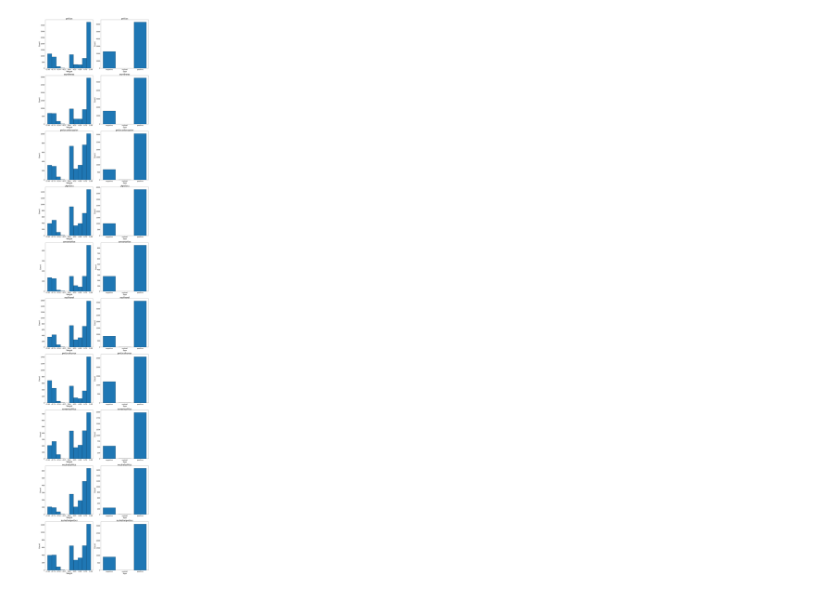
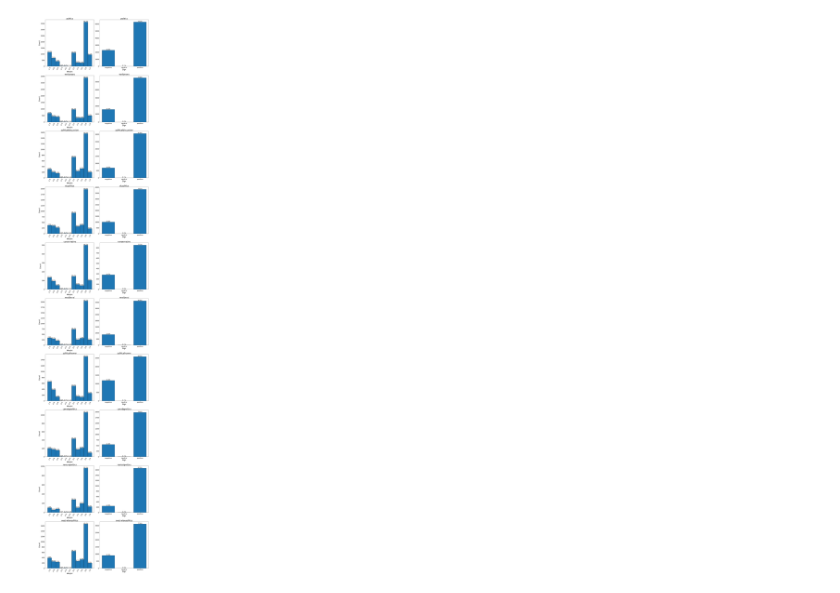
Before and after one commit to gsscala/reddit-graph, a Jupyter notebook: side_quest/recover_graphs.ipynb, the cells around one changed output. Cells and saved outputs as stored; diff of their text form; code cells hidden in the pictures.

Commit message:
show percentage

```diff
--- a/side_quest/recover_graphs.ipynb
+++ b/side_quest/recover_graphs.ipynb
@@ -12,27 +12,49 @@ for a, b, data in graph.edges(data=True):
 # %%
 import matplotlib.pyplot as plt
 import numpy as np
 
 fig, axes = plt.subplots(len(graphs), 2, figsize=(16, 8 * len(graphs)))
 
+centers = np.arange(-1, 1.1, 0.2)
+edges = centers - .1
+edges = np.append(edges, edges[-1] + 0.2)  # add rightmost edge
+
 for ind, subreddit in enumerate(graphs):
     axes[ind][0].set_title(subreddit, fontsize=20)
     axes[ind][1].set_title(subreddit, fontsize=20)
     w = np.array([data["weight"] for a, b, data in graphs[subreddit].edges(data=True)])
-    axes[ind][0].hist(w, edgecolor="black")
-    axes[ind][1].hist(np.sign(w), edgecolor="black", bins=[-1.5, -0.5, 0.5, 1.5], rwidth=0.8)
+
+    # Histogram for weights
+    counts, bins, patches = axes[ind][0].hist(w, bins=edges, edgecolor="black")
+    axes[ind][0].set_xticks(centers)
+    axes[ind][0].set_xticklabels([f"{x:.1f}" for x in centers], rotation=60)
+    total = counts.sum()
+    for count, bin_left, bin_right in zip(counts, bins[:-1], bins[1:]):
+        percent = 100 * count / total if total > 0 else 0
+        xpos = (bin_left + bin_right) / 2
+        axes[ind][0].text(xpos, count, f"{percent:.1f}%", ha='center', va='bottom', fontsize=14)
+
+    # Histogram for sign
+    sign_bins = [-1.5, -0.5, 0.5, 1.5]
+    sign_labels = ["negative", "neutral", "positive"]
+    sign_counts, sign_bins, sign_patches = axes[ind][1].hist(np.sign(w), edgecolor="black", bins=sign_bins, rwidth=0.8)
     axes[ind][1].set_xticks([-1, 0, 1])
-    axes[ind][1].set_xticklabels(["negative", "neutral", "positive"], fontsize=16)
+    axes[ind][1].set_xticklabels(sign_labels, fontsize=16)
+    sign_total = sign_counts.sum()
+    for count, bin_left, bin_right in zip(sign_counts, sign_bins[:-1], sign_bins[1:]):
+        percent = 100 * count / sign_total if sign_total > 0 else 0
+        xpos = (bin_left + bin_right) / 2
+        axes[ind][1].text(xpos, count, f"{percent:.1f}%", ha='center', va='bottom', fontsize=14)
+
     axes[ind][0].tick_params(axis='both', labelsize=16)
     axes[ind][1].tick_params(axis='both', labelsize=16)
     axes[ind][0].set_xlabel("Weight", fontsize=18)
+    axes[ind][1].set_xlabel("Sign", fontsize=18)
     axes[ind][0].set_ylabel("Count", fontsize=18)
-    axes[ind][1].set_xlabel("Sign", fontsize=18)
-    axes[ind][1].set_ylabel("Count", fontsize=18)
 
 
 
 plt.tight_layout()
 plt.show()
 # %% [output]
-[figure, old version]
+[figure, new version]
```
Also changed, not shown: 1 other file.
